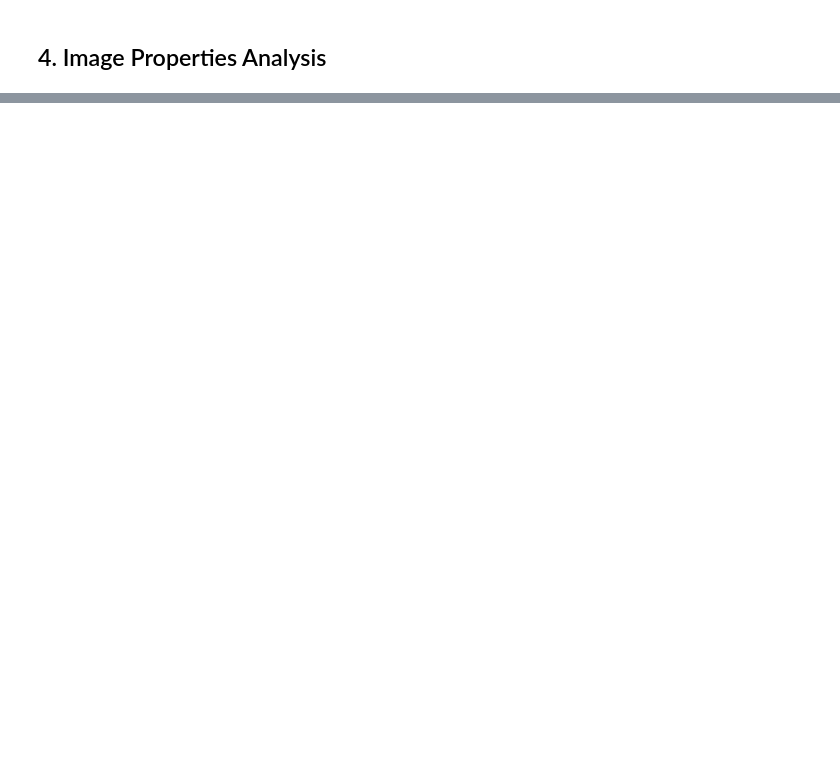
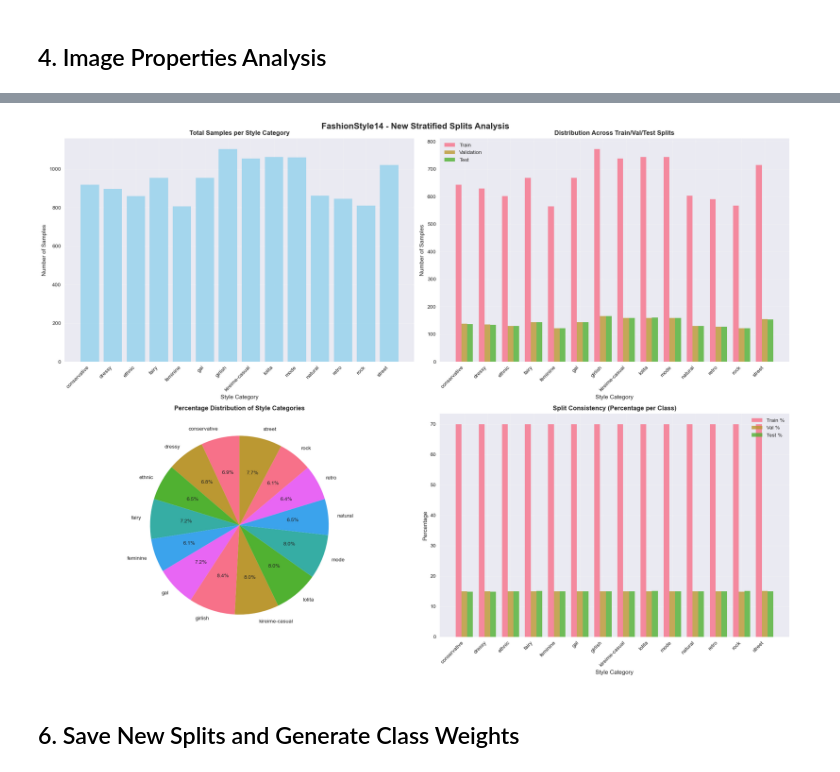
Before and after one commit to Sandyhsy/FusionStyle, a Jupyter notebook: 1_Data.ipynb, the cells around one changed output, grey strips where cells are left out. Cells and saved outputs as stored; diff of their text form; code cells hidden in the pictures; blank space fills up the shorter version.

Commit message:
upload training split

```diff
--- a/1_Data.ipynb
+++ b/1_Data.ipynb
@@ -427,0 +528,51 @@ png: 19 (1.9%)
+# %%
+# Visualize the new splits
+fig, axes = plt.subplots(2, 2, figsize=(20, 15))
+fig.suptitle('FashionStyle14 - New Stratified Splits Analysis', fontsize=16, fontweight='bold')
+
+# 1. Total distribution comparison
+axes[0, 0].bar(range(len(split_analysis)), split_analysis['Total'], color='skyblue', alpha=0.7)
+axes[0, 0].set_title('Total Samples per Style Category', fontweight='bold')
+axes[0, 0].set_xlabel('Style Category')
+axes[0, 0].set_ylabel('Number of Samples')
+axes[0, 0].set_xticks(range(len(split_analysis)))
+axes[0, 0].set_xticklabels(split_analysis.index, rotation=45, ha='right')
+axes[0, 0].grid(True, alpha=0.3)
+
+# 2. Train/Val/Test comparison
+x = np.arange(len(split_analysis))
+width = 0.25
+axes[0, 1].bar(x - width, split_analysis['Train'], width, label='Train', alpha=0.8)
+axes[0, 1].bar(x, split_analysis['Validation'], width, label='Validation', alpha=0.8)
+axes[0, 1].bar(x + width, split_analysis['Test'], width, label='Test', alpha=0.8)
+axes[0, 1].set_title('Distribution Across Train/Val/Test Splits', fontweight='bold')
+axes[0, 1].set_xlabel('Style Category')
+axes[0, 1].set_ylabel('Number of Samples')
+axes[0, 1].set_xticks(x)
+axes[0, 1].set_xticklabels(split_analysis.index, rotation=45, ha='right')
+axes[0, 1].legend()
+axes[0, 1].grid(True, alpha=0.3)
+
+# 3. Percentage distribution
+axes[1, 0].pie(split_analysis['Total'], labels=split_analysis.index, autopct='%1.1f%%', startangle=90)
+axes[1, 0].set_title('Percentage Distribution of Style Categories', fontweight='bold')
+
+# 4. Split consistency (should be ~70/15/15 for all classes)
+split_consistency = split_analysis[['Train_Pct', 'Val_Pct', 'Test_Pct']]
+axes[1, 1].bar(x - width, split_consistency['Train_Pct'], width, label='Train %', alpha=0.8)
+axes[1, 1].bar(x, split_consistency['Val_Pct'], width, label='Val %', alpha=0.8)
+axes[1, 1].bar(x + width, split_consistency['Test_Pct'], width, label='Test %', alpha=0.8)
+axes[1, 1].set_title('Split Consistency (Percentage per Class)', fontweight='bold')
+axes[1, 1].set_xlabel('Style Category')
+axes[1, 1].set_ylabel('Percentage')
+axes[1, 1].set_xticks(x)
+axes[1, 1].set_xticklabels(split_analysis.index, rotation=45, ha='right')
+axes[1, 1].legend()
+axes[1, 1].grid(True, alpha=0.3)
+
+plt.tight_layout()
+plt.show()
+# %% [output]
+[figure, added]
+# %% [markdown]
+## 6. Save New Splits and Generate Class Weights
```
Also changed, not shown: parts of 13 cells of this notebook, 4 other files.
